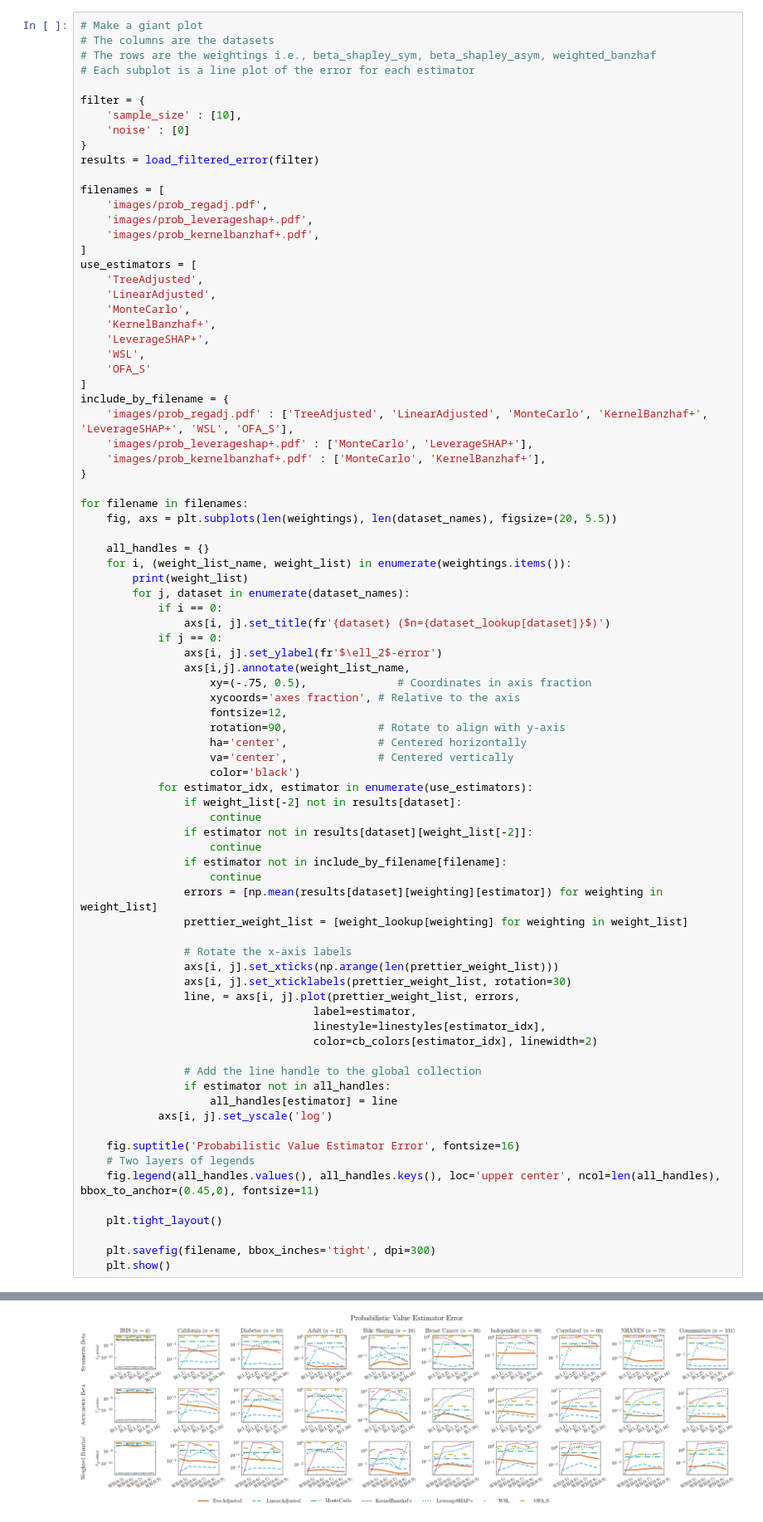
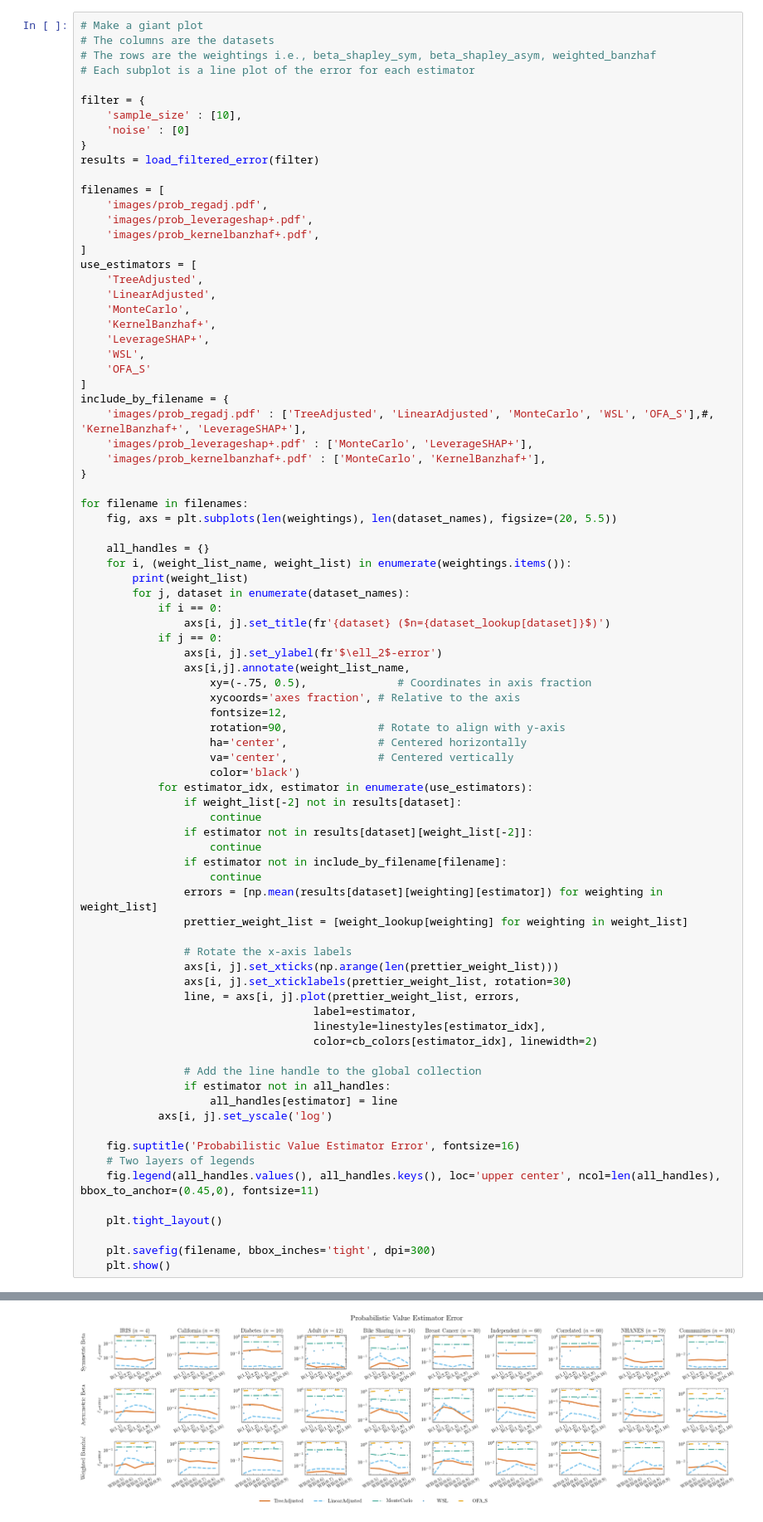
Before and after one commit to rtealwitter/regressionMSR, a Jupyter notebook: plot_big.ipynb, the cells around one changed output, grey strips where cells are left out. Shown at 83% size. Drawn from its saved outputs; the diff is of its cells as text.

```diff
--- a/plot_big.ipynb
+++ b/plot_big.ipynb
@@ -199,7 +199,7 @@ use_estimators = [
     'OFA_S'
 ]
 include_by_filename = {
-    'images/prob_regadj.pdf' : ['TreeAdjusted', 'LinearAdjusted', 'MonteCarlo', 'KernelBanzhaf+', 'LeverageSHAP+', 'WSL', 'OFA_S'],
+    'images/prob_regadj.pdf' : ['TreeAdjusted', 'LinearAdjusted', 'MonteCarlo', 'WSL', 'OFA_S'],#, 'KernelBanzhaf+', 'LeverageSHAP+'],
     'images/prob_leverageshap+.pdf' : ['MonteCarlo', 'LeverageSHAP+'],
     'images/prob_kernelbanzhaf+.pdf' : ['MonteCarlo', 'KernelBanzhaf+'],
 }
@@ -231,34 +231,34 @@ for filename in filenames:
                 if estimator not in include_by_filename[filename]:
                     continue
                 errors = [np.mean(results[dataset][weighting][estimator]) for weighting in weight_list]
                 prettier_weight_list = [weight_lookup[weighting] for weighting in weight_list]
 
                 # Rotate the x-axis labels
                 axs[i, j].set_xticks(np.arange(len(prettier_weight_list)))
                 axs[i, j].set_xticklabels(prettier_weight_list, rotation=30)
                 line, = axs[i, j].plot(prettier_weight_list, errors,
                                     label=estimator,
                                     linestyle=linestyles[estimator_idx],
                                     color=cb_colors[estimator_idx], linewidth=2)
 
                 # Add the line handle to the global collection
                 if estimator not in all_handles:
                     all_handles[estimator] = line
             axs[i, j].set_yscale('log')
 
     fig.suptitle('Probabilistic Value Estimator Error', fontsize=16)
     # Two layers of legends
     fig.legend(all_handles.values(), all_handles.keys(), loc='upper center', ncol=len(all_handles), bbox_to_anchor=(0.45,0), fontsize=11)
 
     plt.tight_layout()
 
     plt.savefig(filename, bbox_inches='tight', dpi=300)
     plt.show()
 # %% [output]
 ['beta_shapley_1_1', 'beta_shapley_2_2', 'beta_shapley_4_4', 'beta_shapley_8_8', 'beta_shapley_16_16']
 ['beta_shapley_1_1', 'beta_shapley_1_2', 'beta_shapley_1_4', 'beta_shapley_1_8', 'beta_shapley_1_16']
 ['weighted_banzhaf_0.5', 'weighted_banzhaf_0.6', 'weighted_banzhaf_0.7', 'weighted_banzhaf_0.8', 'weighted_banzhaf_0.9']
-[figure, old version]
+[figure, new version]
 ['beta_shapley_1_1', 'beta_shapley_2_2', 'beta_shapley_4_4', 'beta_shapley_8_8', 'beta_shapley_16_16']
 ['beta_shapley_1_1', 'beta_shapley_1_2', 'beta_shapley_1_4', 'beta_shapley_1_8', 'beta_shapley_1_16']
 ['weighted_banzhaf_0.5', 'weighted_banzhaf_0.6', 'weighted_banzhaf_0.7', 'weighted_banzhaf_0.8', 'weighted_banzhaf_0.9']
```
Also changed, not shown: parts of 2 cells of this notebook, 5 other files.
